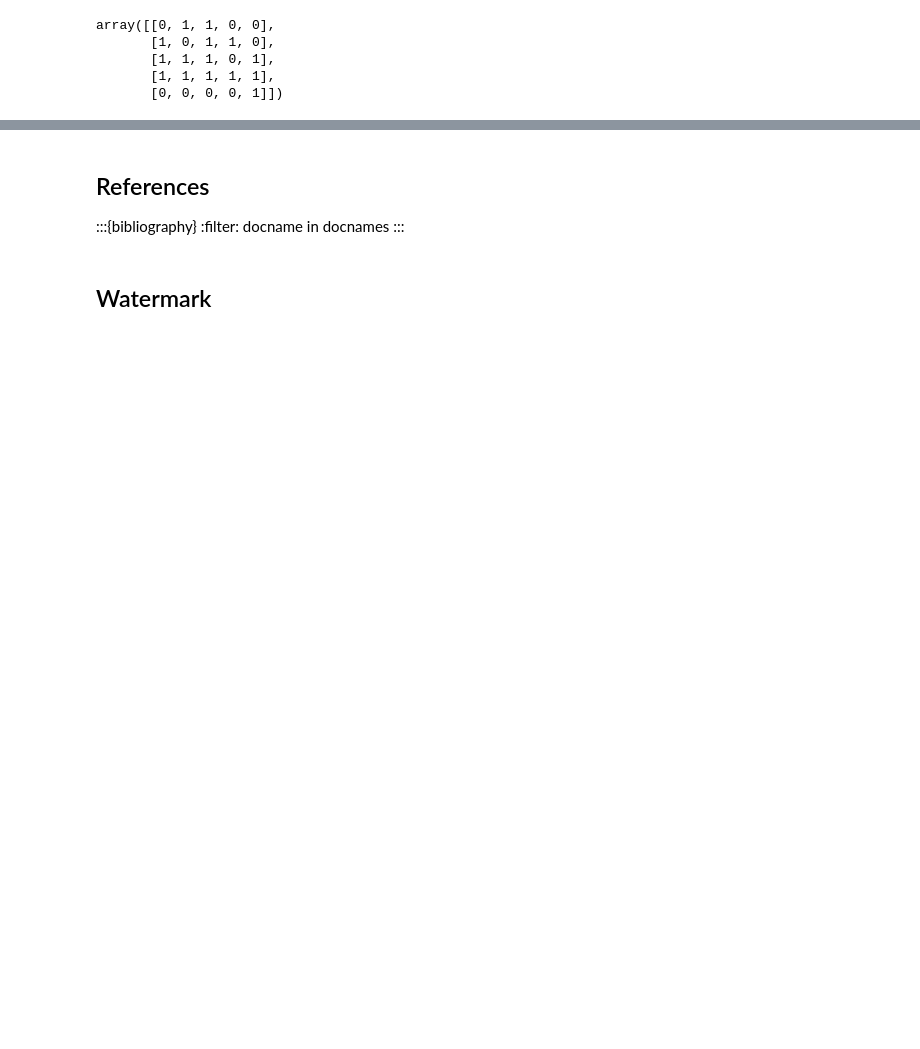
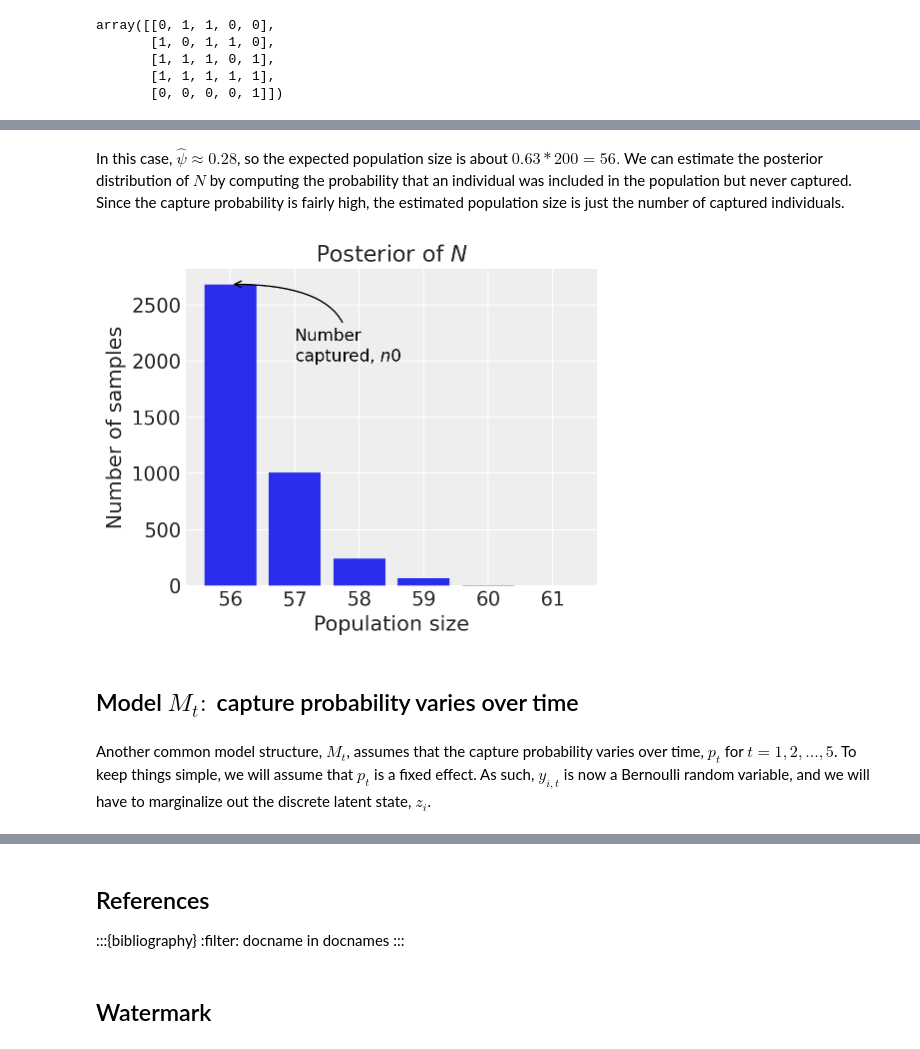
Before and after one commit to philpatton/pymc-examples, a Jupyter notebook: examples/case_studies/closed_cmr.ipynb, the cells around one changed output, grey strips where cells are left out. Cells and saved outputs as stored; diff of their text form; code cells hidden in the pictures; blank space fills up the shorter version.

```diff
--- a/examples/case_studies/closed_cmr.ipynb
+++ b/examples/case_studies/closed_cmr.ipynb
@@ -74,0 +106,8 @@ augmented_dataset = np.vstack((observed_dataset, all_zero_histories))
+# %%
+# marginalize the model before sampling
+m0_marginal = pmx.marginalize(m0, ["z"])
+with m0_marginal:
+    m0_idata = pm.sample(random_seed=RANDOM_SEED)
+    pm.compute_log_likelihood(m0_idata)
+
+az.summary(m0_idata)
@@ -74,0 +126,48 @@ augmented_dataset = np.vstack((observed_dataset, all_zero_histories))
+# %% [markdown]
+In this case, $\hat{\psi} \approx 0.28$, so the expected population size is about $0.63 * 200 = 56.$ We can estimate the posterior distribution of $N$ by computing the probability that an individual was included in the population but never captured. Since the capture probability is fairly high, the estimated population size is just the number of captured individuals.
+# %%
+# az.extract flattens the chains
+posterior = az.extract(m0_idata)
+posterior_psi = posterior.psi.values
+posterior_p = posterior.p.values
+
+# posterior probability of being included in the population but not captured
+prob_in_population = posterior_psi * binom.pmf(0, n=T, p=posterior_p)
+
+# simulate the number of uncaptured animals in the population
+posterior_uncaptured_count = rng.binomial(
+    M - n0, prob_in_population / (prob_in_population + (1 - posterior_psi))
+)
+posterior_N = n0 + posterior_uncaptured_count
+
+# plot the posterior of N
+fig, ax = plt.subplots(figsize=(5, 4))
+
+# bar plot looks a little better than a histogram here imo
+N_values, N_counts = np.unique(posterior_N, return_counts=True)
+ax.bar(N_values, N_counts)
+
+ax.annotate(
+    "Number\ncaptured, $n0$",
+    ha="left",
+    xy=(N_values[0], N_counts[0]),
+    color="k",
+    xytext=(n0 + 1, 2000),
+    fontsize=12,
+    arrowprops=dict(
+        arrowstyle="->", color="k", linewidth=1, connectionstyle="angle3,angleA=90,angleB=0"
+    ),
+)
+
+# ax.ticklabel_format(axis='y', style='sci', scilimits=(0,0))
+ax.set_ylabel("Number of samples")
+ax.set_title("Posterior of $N$")
+ax.set_xlabel("Population size")
+
+plt.show()
+# %% [output]
+[figure, added]
+# %% [markdown]
+## Model $M_t:$ capture probability varies over time
+# %% [markdown]
+Another common model structure, $M_t$, assumes that the capture probability varies over time, $p_t$ for $t=1,2,\dots,5$. To keep things simple, we will assume that $p_t$ is a fixed effect. As such, $y_{i,t}$ is now a Bernoulli random variable, and we will have to marginalize out the discrete latent state, $z_i$.
```
Also changed, not shown: parts of 24 cells of this notebook, 2 other files.
